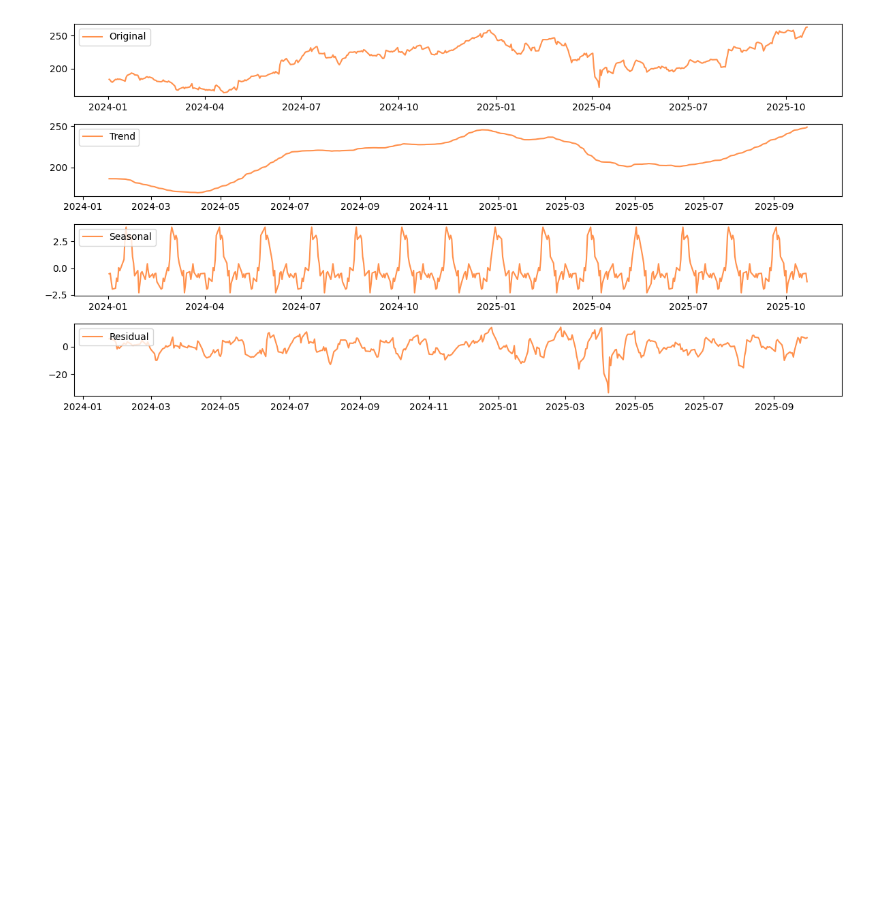
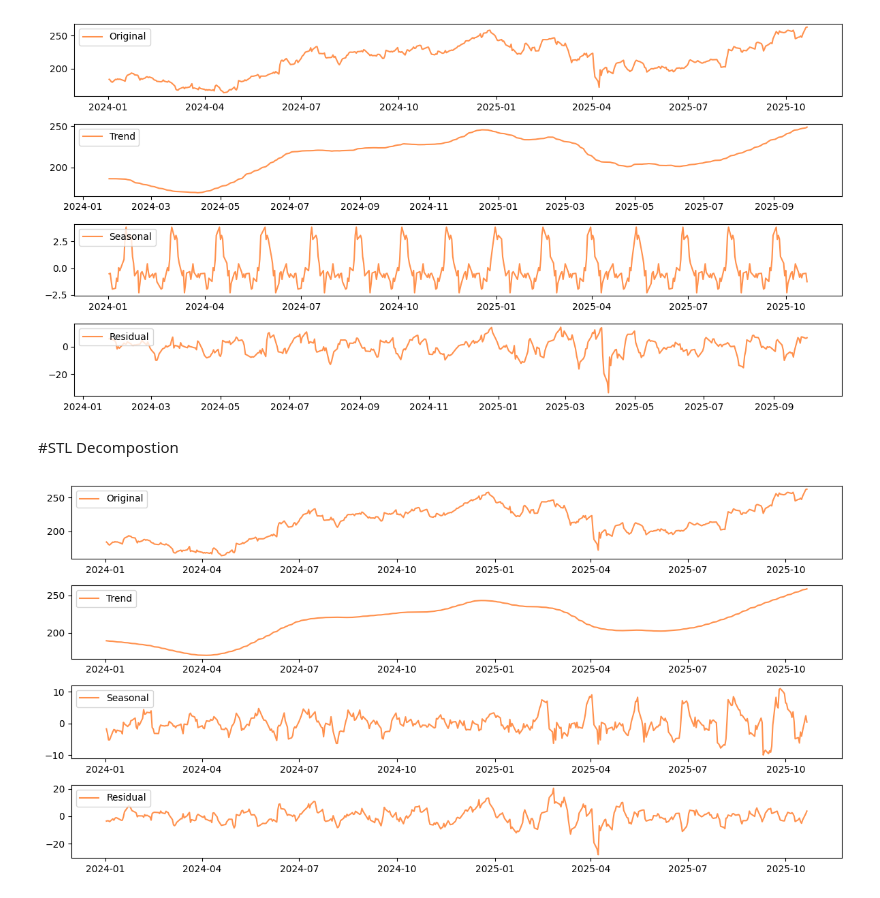
Before and after one commit to Abhayxyzz/Data-Analysis, a Jupyter notebook: Time_Series_Analysis.ipynb, the cells around one changed output. Saved outputs shown, nothing was run; the diff lists cells and outputs as text; code cells hidden in the pictures; blank space fills up the shorter version.

```diff
--- a/Time_Series_Analysis.ipynb
+++ b/Time_Series_Analysis.ipynb
@@ -62,3 +62,28 @@ plt.tight_layout()
 plt.show()
 # %% [output]
 [figure]
+# %% [markdown]
+#STL Decompostion
+# %%
+from statsmodels.tsa.seasonal import STL
+
+stl = STL(stock_data['Close'], period=30)
+res = stl.fit()
+
+plt.figure(figsize=(12,6))
+plt.subplot(411)
+plt.plot(stock_data['Close'], label='Original', color='#FF914D')
+plt.legend(loc='upper left')
+plt.subplot(412)
+plt.plot(res.trend, label='Trend', color='#FF914D')
+plt.legend(loc='upper left')
+plt.subplot(413)
+plt.plot(res.seasonal, label='Seasonal', color='#FF914D')
+plt.legend(loc='upper left')
+plt.subplot(414)
+plt.plot(res.resid, label='Residual', color='#FF914D')
+plt.legend(loc='upper left')
+plt.tight_layout()
+plt.show()
+# %% [output]
+[figure, added]
```
